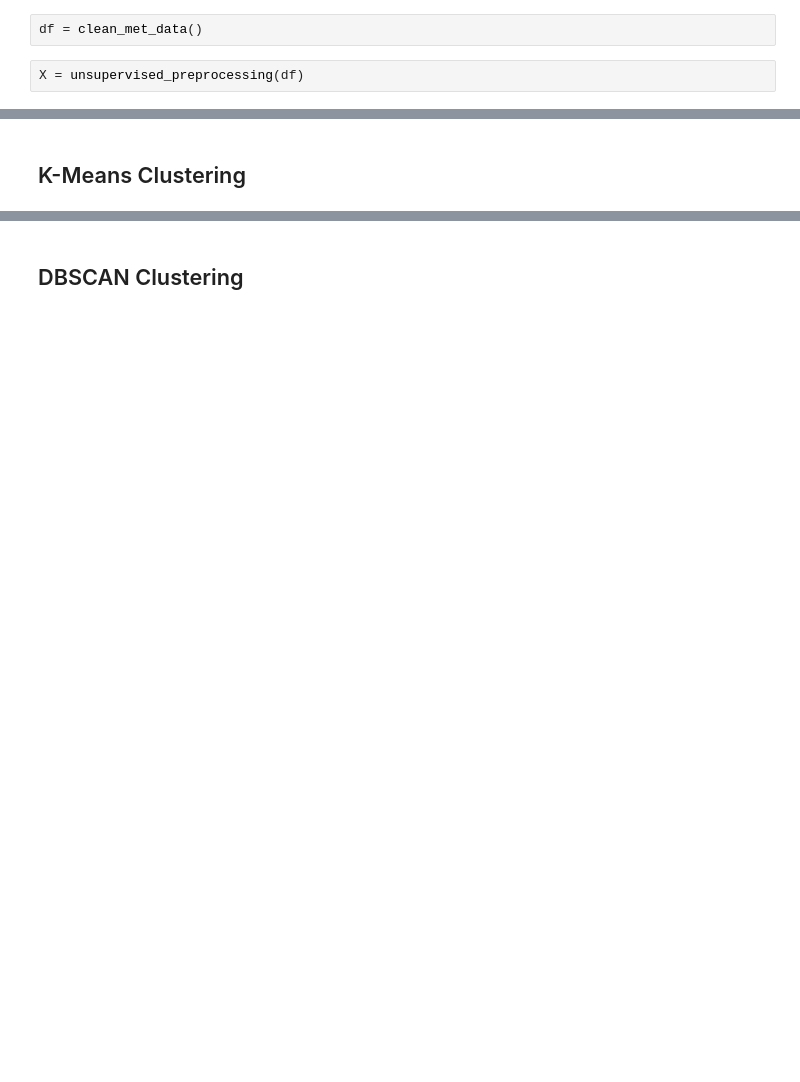
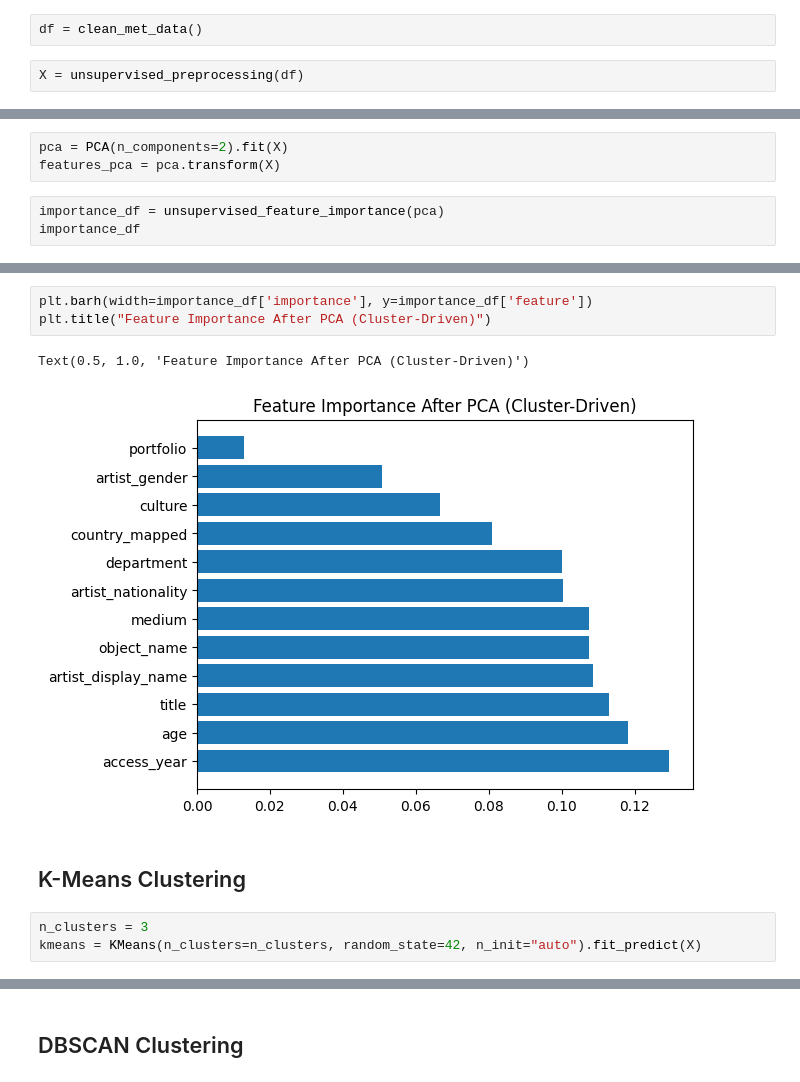
Before and after one commit to mollykstark/SIADS-Milestone-II, a Jupyter notebook: src/notebooks/unsupervised.ipynb, the cells around one changed output, grey strips where cells are left out. Cells and saved outputs as stored; diff of their text form; blank space fills up the shorter version.

```diff
--- a/src/notebooks/unsupervised.ipynb
+++ b/src/notebooks/unsupervised.ipynb
@@ -22,0 +21,6 @@ X = unsupervised_preprocessing(df)
+# %%
+pca = PCA(n_components=2).fit(X)
+features_pca = pca.transform(X)
+# %%
+importance_df = unsupervised_feature_importance(pca)
+importance_df
@@ -23,2 +41,11 @@ X = unsupervised_preprocessing(df)
+# %%
+plt.barh(width=importance_df['importance'], y=importance_df['feature'])
+plt.title("Feature Importance After PCA (Cluster-Driven)")
+# %% [output]
+Text(0.5, 1.0, 'Feature Importance After PCA (Cluster-Driven)')
+[figure, added]
 # %% [markdown]
 ## K-Means Clustering
+# %%
+n_clusters = 3
+kmeans = KMeans(n_clusters=n_clusters, random_state=42, n_init="auto").fit_predict(X)
```
Also changed, not shown: parts of 22 cells of this notebook, 4 other files.
